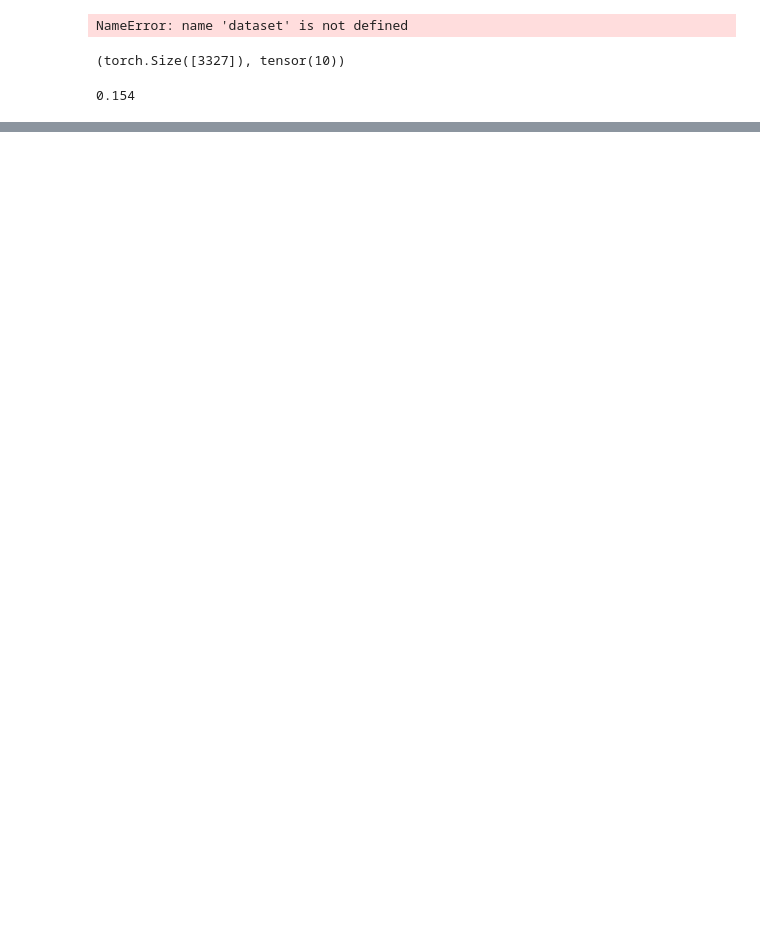
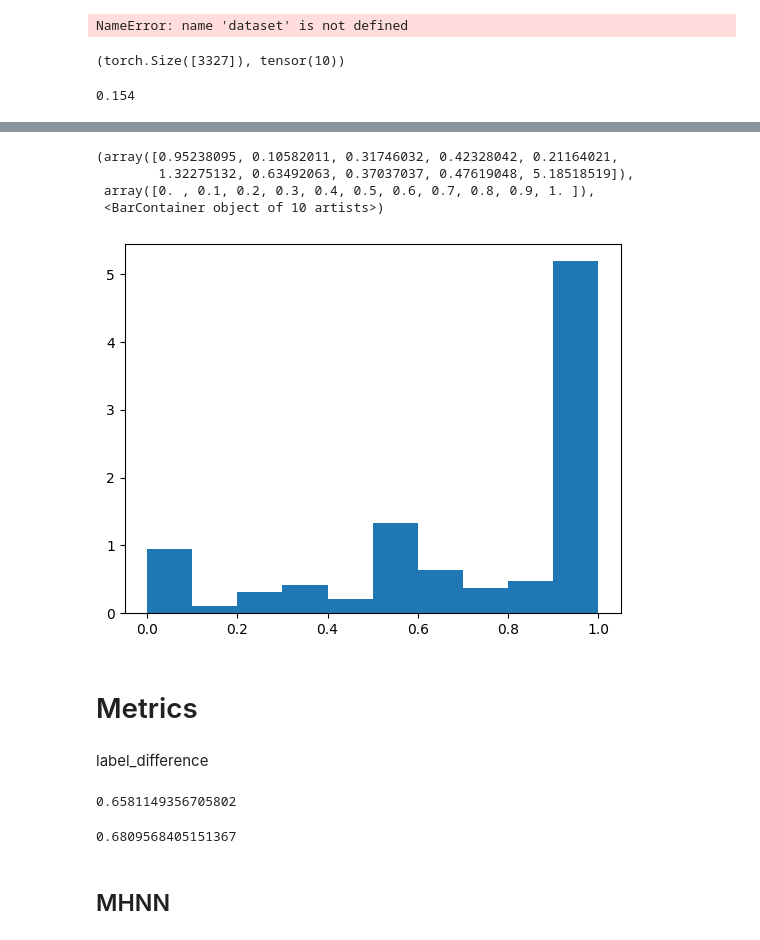
Before and after one commit to yashgupta-7/10708-project, a Jupyter notebook: src/gcnlpa.ipynb, the cells around one changed output, grey strips where cells are left out. Drawn from its saved outputs; the diff is of its cells as text; code cells hidden in the pictures; blank space fills up the shorter version.

```diff
--- a/src/gcnlpa.ipynb
+++ b/src/gcnlpa.ipynb
@@ -192,0 +410,8 @@ sample_unlab_mask.shape, sample_unlab_mask.sum()
+# %%
+plt.hist(misclaasified_homogeneity, density=True)
+# %% [output]
+(array([0.95238095, 0.10582011, 0.31746032, 0.42328042, 0.21164021,
+        1.32275132, 0.63492063, 0.37037037, 0.47619048, 5.18518519]),
+ array([0. , 0.1, 0.2, 0.3, 0.4, 0.5, 0.6, 0.7, 0.8, 0.9, 1. ]),
+ <BarContainer object of 10 artists>)
+[figure, added]
@@ -192,0 +420,4 @@ sample_unlab_mask.shape, sample_unlab_mask.sum()
+# %% [markdown]
+# Metrics
+# %% [markdown]
+label_difference
@@ -192,0 +429,10 @@ sample_unlab_mask.shape, sample_unlab_mask.sum()
+# %%
+gat_diff
+# %% [output]
+0.6581149356705802
+# %%
+gat_lpa_diff
+# %% [output]
+0.6809568405151367
+# %% [markdown]
+## MHNN
```
Also changed, not shown: parts of 66 cells of this notebook, 30 other files.
